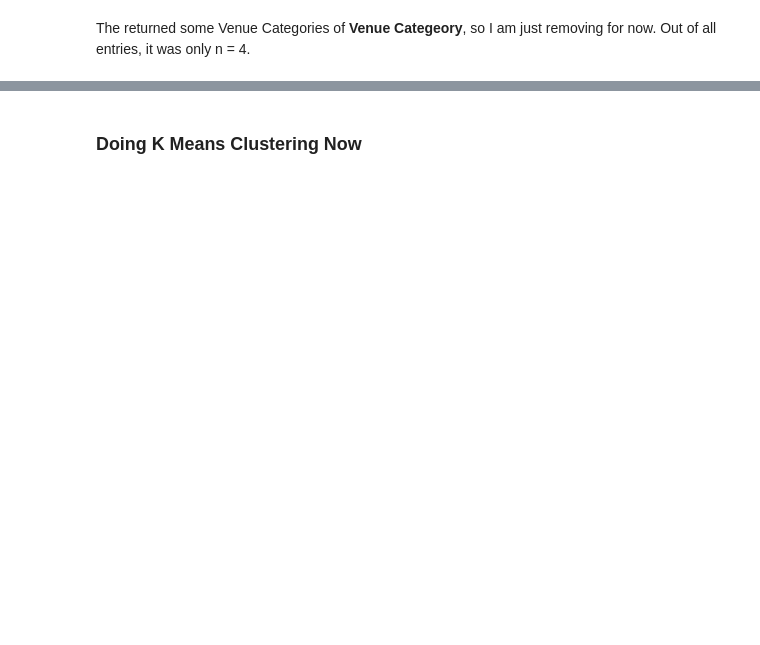
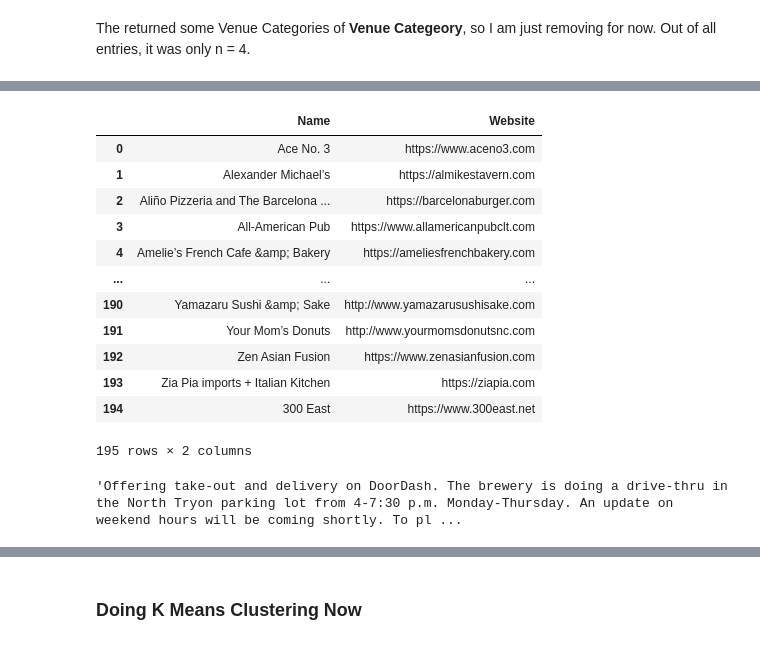
Before and after one commit to MattWittbrodt/capstone_project, a Jupyter notebook: Capstone_Project-Charlotte.ipynb, the cells around one changed output, grey strips where cells are left out. Cells and saved outputs as stored; diff of their text form; code cells hidden in the pictures; blank space fills up the shorter version.

```diff
--- a/Capstone_Project-Charlotte.ipynb
+++ b/Capstone_Project-Charlotte.ipynb
@@ -481,0 +312,6 @@ from sklearn.cluster import KMeans
+# %%
+# Parsing page from requests
+clt_page = requests.get(cltagn)
+clt_text = BeautifulSoup(clt_page.text)
+# %%
+ag_list = clt_text.findAll('h2')
@@ -481,0 +322,19 @@ from sklearn.cluster import KMeans
+# %%
+websites = []
+name = []
+
+for z in range(1,len(ag_list)):
+
+    # Getting websites
+    web_start = str(ag_list[z]).find('<a href="') + 9
+    web_end = str(ag_list[z]).find('" rel')
+    web_name = str(ag_list[z])[web_start:(web_end-1)]
+    websites.append(web_name)
+
+    # Getting Name
+    name_start = str(ag_list[z]).find('_blank">') + 8
+    name_end = str(ag_list[z]).find('</a>')
+    name_restaurant = str(ag_list[z])[name_start:(name_end)]
+    name.append(name_restaurant)
+
+    print("The restaurant name is {} and the website is {}".format(name_restaurant, web_name))
@@ -481,0 +359,18 @@ from sklearn.cluster import KMeans
+# %%
+clt_agenda = pd.DataFrame({"Name" : name, "Website": websites})
+# %%
+clt_agenda
+# %% [output]
+|  | Name | Website |
+| 0 | Ace No. 3 | https://www.aceno3.com |
+| 1 | Alexander Michael’s | https://almikestavern.com |
+| 2 | Aliño Pizzeria and The Barcelona ... | https://barcelonaburger.com |
+| 3 | All-American Pub | https://www.allamericanpubclt.com |
+| 4 | Amelie’s French Cafe &amp; Bakery | https://ameliesfrenchbakery.com |
+| ... | ... | ... |
+| 190 | Yamazaru Sushi &amp; Sake | http://www.yamazarusushisake.com |
+| 191 | Your Mom’s Donuts | http://www.yourmomsdonutsnc.com |
+| 192 | Zen Asian Fusion | https://www.zenasianfusion.com |
+| 193 | Zia Pia imports + Italian Kitchen | https://ziapia.com |
+| 194 | 300 East | https://www.300east.net |
+195 rows × 2 columns
@@ -481,0 +394,5 @@ from sklearn.cluster import KMeans
+# %%
+# North Italia
+para[133] = para[133] + ". " + para[134]
+# %% [output]
+'Offering take-out and delivery on DoorDash. The brewery is doing a drive-thru in the North Tryon parking lot from 4-7:30 p.m. Monday-Thursday. An update on weekend hours will be coming shortly. To pl ...
```
Also changed, not shown: parts of 33 cells of this notebook.
